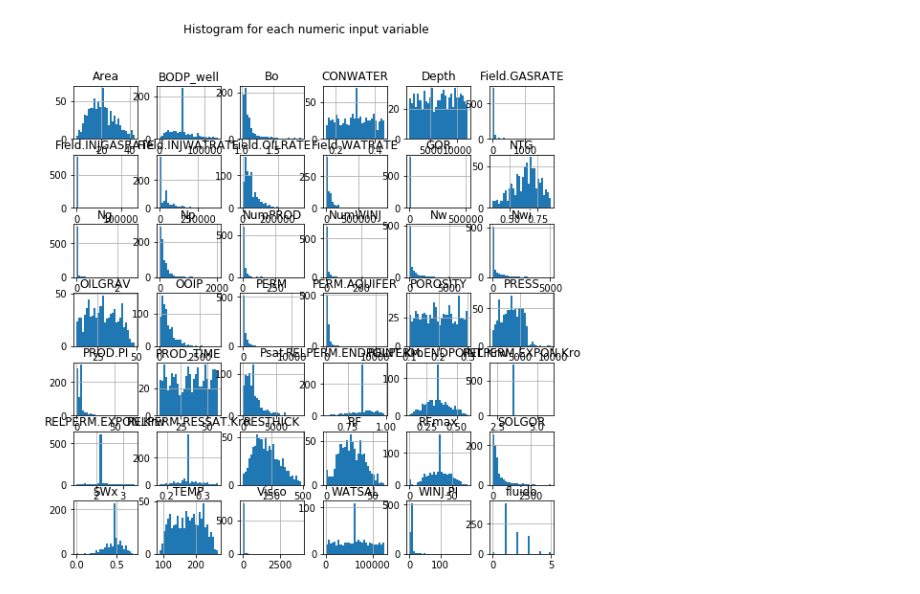
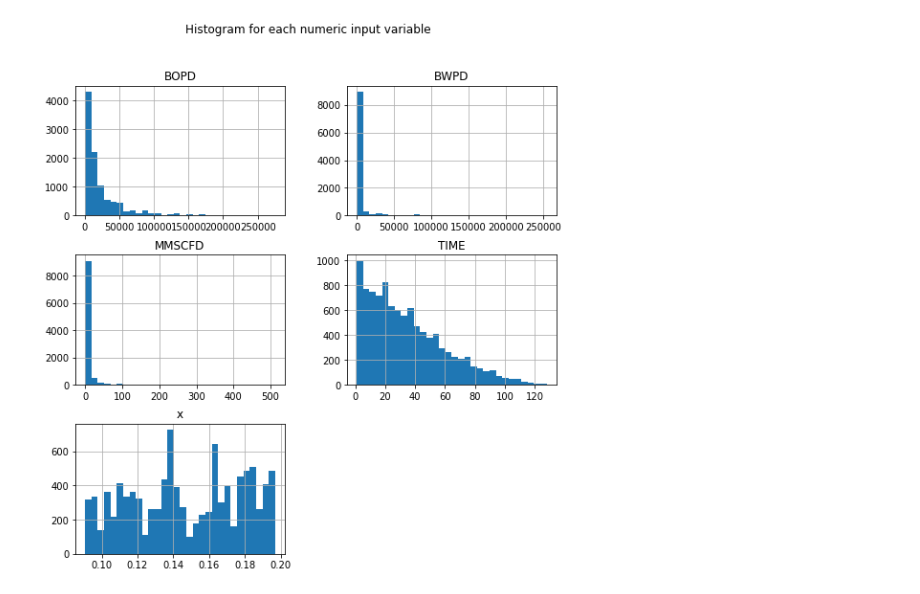
Before and after one commit to CebaJuaB/SPE_Hackathon, a Jupyter notebook: Juan_Ceballos_SPE_x.ipynb, the cells around one changed output. Saved outputs shown, nothing was run; the diff lists cells and outputs as text; code cells hidden in the pictures.

```diff
--- a/Juan_Ceballos_SPE_x.ipynb
+++ b/Juan_Ceballos_SPE_x.ipynb
@@ -25,7 +31,7 @@ from sklearn.metrics import classification_report, confusion_matrix
 from pandas import read_csv
 # %%
-df = pd.read_csv('https://raw.githubusercontent.com/specolombiahackathon/202104/main/AVANZADO/adv_train_prod_data.csv')
-dt = pd.read_csv('https://raw.githubusercontent.com/specolombiahackathon/202104/main/AVANZADO/adv_test_prod_data.csv')
+dt = pd.read_csv('https://raw.githubusercontent.com/specolombiahackathon/202104/main/AVANZADO/adv_train_prod_data.csv')
+df = pd.read_csv('https://raw.githubusercontent.com/specolombiahackathon/202104/main/AVANZADO/adv_test_prod_data.csv')
 print('Training data')
 print(df.isnull().sum())
 print(df.shape)
@@ -70,12 +71,0 @@ dtype: int64
-# %%
-conditions = [
-    (df['RECOVERY'] == 'Water Flooding'),
-    (df['RECOVERY'] ==  'Primary'),
-    (df['RECOVERY'] ==  'Miscible Gas Inejction'),
-    (df['RECOVERY'] ==  'Non Commercial'),
-    (df['RECOVERY'] ==  'Polymer Flooding'),
-    (df['RECOVERY'] ==  'Gas Cycling'),
-    (df['RECOVERY'] == 'Thermal')
-    ]
-values = [1, 2, 3, 4, 5, 6, 7]
-df['recobro'] = np.select(conditions, values)
@@ -87,7 +72,7 @@ plt.show()
 # %%
-df.drop('recobro', axis=1).hist(bins=30, figsize=(9,9))
+df.hist(bins=30, figsize=(9,9))
 pl.suptitle("Histogram for each numeric input variable")
 plt.savefig('field_hist')
 plt.show()
 # %% [output]
-[figure, old version]
+[figure, new version]
```
Also changed, not shown: parts of 18 cells of this notebook.
